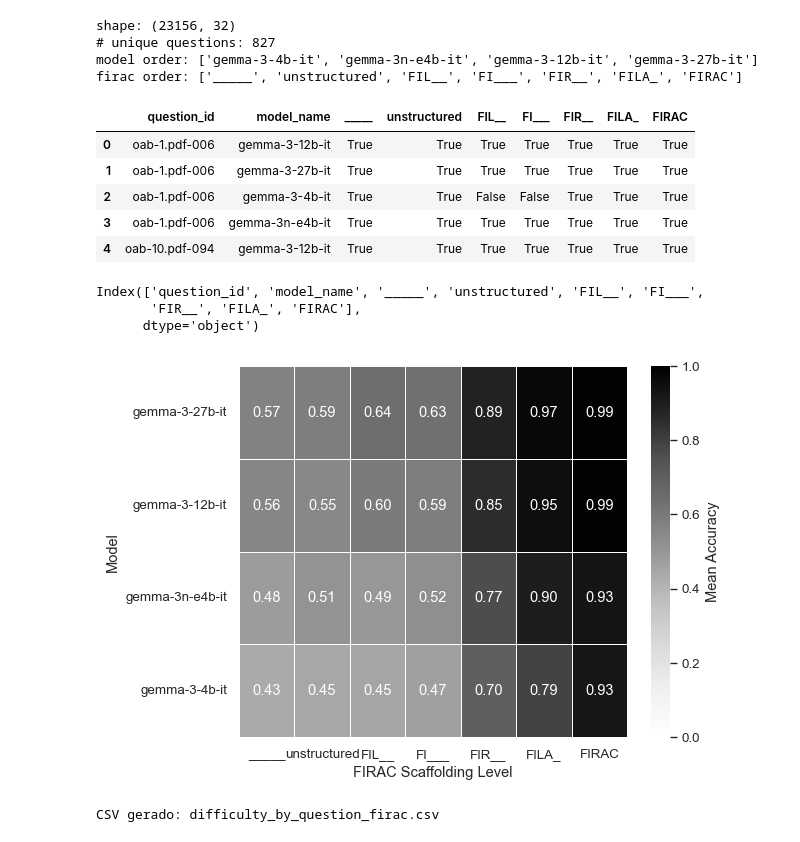
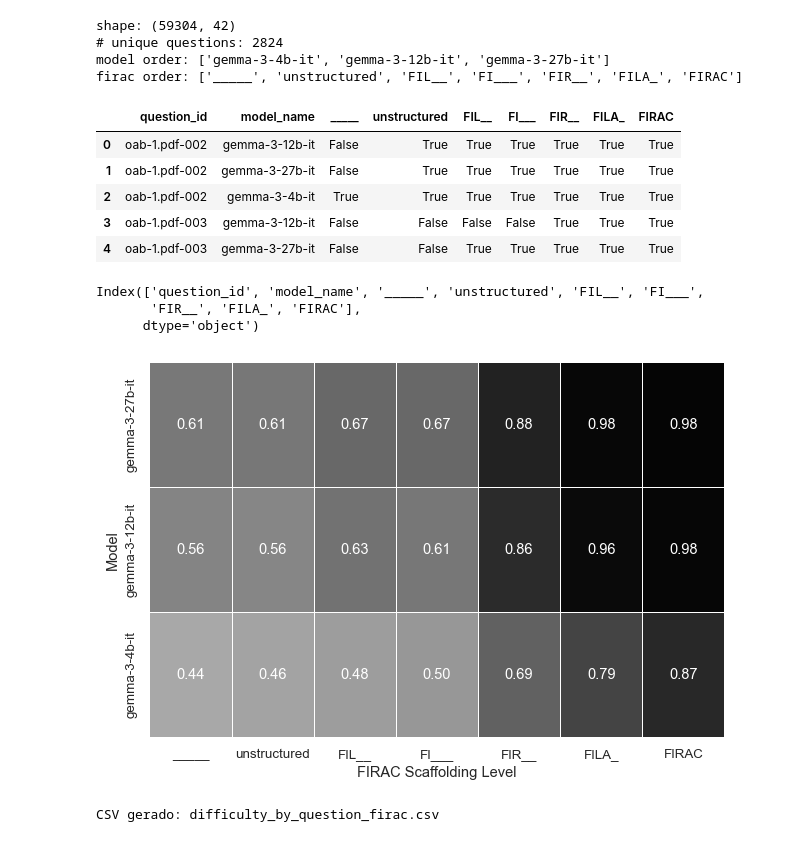
Before and after one commit to pcalais/law-cognitive-structure, a Jupyter notebook: notebooks/paper/2-averages-FIRAC.ipynb, the cells around one changed output. Drawn from its saved outputs; the diff is of its cells as text; code cells hidden in the pictures.

```diff
--- a/notebooks/paper/2-averages-FIRAC.ipynb
+++ b/notebooks/paper/2-averages-FIRAC.ipynb
@@ -8,28 +8,29 @@ question_long_df = \
 from read_model_runs import filter_complete_questions
 
 models = ['gpt-4o-mini', 'gemma-3-27b-it', 'gemma-3-12b-it', 'gemma-3-4b-it', 'gemma-3n-e4b-it']
-models = ['gemma-3-27b-it', 'gemma-3-12b-it', 'gemma-3-4b-it']
-firacs = ['FILA_', "FIRAC", 'FIR__', 'FI___', 'FIL__', '_____', 'unstructured']
-question_long_df, question_wide_df, model_order, firac_order = filter_complete_questions(question_long_df, models, firacs)
+models = ['gemma-3-27b-it', 'gemma-3-12b-it', 'gemma-3-4b-it'] #'gemma-3n-e4b-it', 'qwen']
+firacs = ['FILA_', "FIRAC", 'FIL__', 'FIR__', 'FI___', '_____', 'unstructured']
+
+question_long_df, question_wide_df, model_order, firac_order, completeness_map_df = filter_complete_questions(question_long_df, models, firacs)
 
 print('shape:', question_long_df.shape)
 print('# unique questions:', question_long_df['question_id'].nunique())
 print("model order:", model_order)
 print("firac order:", firac_order)
 # %% [output]
-shape: (23156, 32)
-# unique questions: 827
-model order: ['gemma-3-4b-it', 'gemma-3n-e4b-it', 'gemma-3-12b-it', 'gemma-3-27b-it']
+shape: (59304, 42)
+# unique questions: 2824
+model order: ['gemma-3-4b-it', 'gemma-3-12b-it', 'gemma-3-27b-it']
 firac order: ['_____', 'unstructured', 'FIL__', 'FI___', 'FIR__', 'FILA_', 'FIRAC']
 # %%
 question_wide_df.head()
 # %% [output]
 |  | question_id | model_name | _____ | unstructured | FIL__ | FI___ | FIR__ | FILA_ | FIRAC |
-| 0 | oab-1.pdf-006 | gemma-3-12b-it | True | True | True | True | True | True | True |
-| 1 | oab-1.pdf-006 | gemma-3-27b-it | True | True | True | True | True | True | True |
-| 2 | oab-1.pdf-006 | gemma-3-4b-it | True | True | False | False | True | True | True |
-| 3 | oab-1.pdf-006 | gemma-3n-e4b-it | True | True | True | True | True | True | True |
-| 4 | oab-10.pdf-094 | gemma-3-12b-it | True | True | True | True | True | True | True |
+| 0 | oab-1.pdf-002 | gemma-3-12b-it | False | True | True | True | True | True | True |
+| 1 | oab-1.pdf-002 | gemma-3-27b-it | False | True | True | True | True | True | True |
+| 2 | oab-1.pdf-002 | gemma-3-4b-it | True | True | True | True | True | True | True |
+| 3 | oab-1.pdf-003 | gemma-3-12b-it | False | False | False | False | True | True | True |
+| 4 | oab-1.pdf-003 | gemma-3-27b-it | False | False | True | True | True | True | True |
 # %%
 question_wide_df.columns
 # %% [output]
@@ -105,35 +106,35 @@ sns.set_theme(
 
 plt.figure(figsize=(6.5, 4.5))
 
 ax = sns.heatmap(
     heatmap_df,
     cmap="Greys",
     vmin=0,
     vmax=1,
     linewidths=0.5,
     linecolor="white",
     annot=True,
     fmt=".2f",
-    cbar_kws={"label": "Mean Accuracy"}
+    cbar=False
 )
 
 ax.set_xlabel("FIRAC Scaffolding Level")
 ax.set_ylabel("Model")
 
 plt.tight_layout()
 
 # -----------------------------
 # 7. Salva em PDF (ACL-ready)
 # -----------------------------
 plt.savefig(
     "../../reports/accuracy_heat_map.pdf",
     format="pdf",
     bbox_inches="tight"
 )
 
 plt.show()
 # %% [output]
-[figure, old version]
+[figure, new version]
 # %%
 import pandas as pd
 
```
Also changed, not shown: parts of 1 cell of this notebook, 2 other files.
